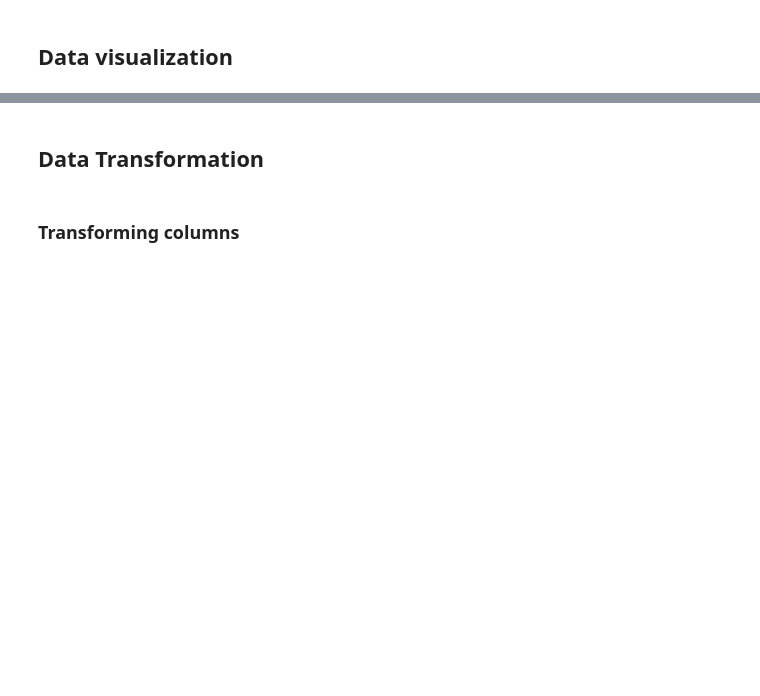
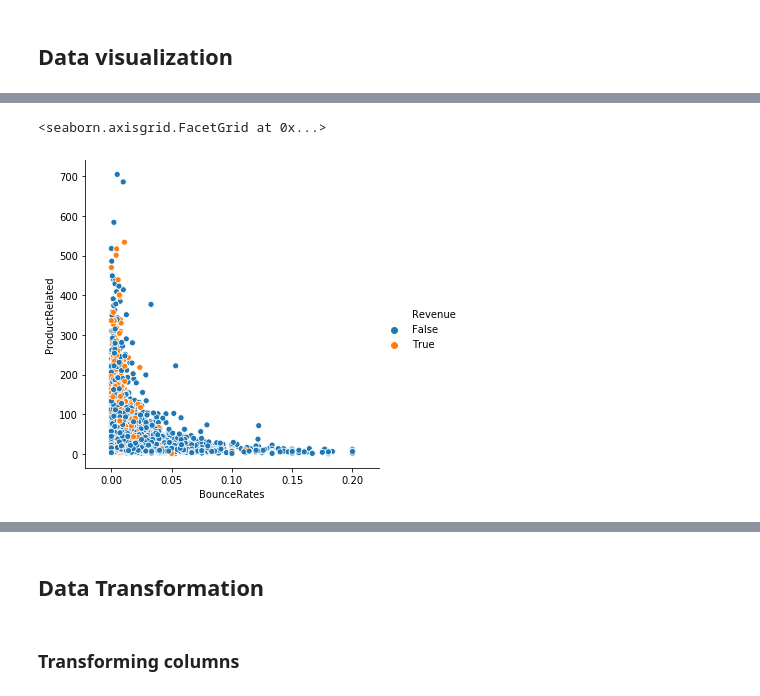
Before and after one commit to sideround/project-ml-onlineshop, a Jupyter notebook: project-ml-onlineshop_sosas.ipynb, the cells around one changed output, grey strips where cells are left out. Saved outputs shown, nothing was run; the diff lists cells and outputs as text; code cells hidden in the pictures; blank space fills up the shorter version.

```diff
--- a/project-ml-onlineshop_sosas.ipynb
+++ b/project-ml-onlineshop_sosas.ipynb
@@ -503,0 +1233,6 @@ for ax, col in zip(axes.flatten(), numeric_columns):
+# %%
+# Majority of revenues come from BounceRates close to 0.",
+sns.relplot(x='BounceRates', y='ProductRelated', hue='Revenue', data=clean)
+# %% [output]
+<seaborn.axisgrid.FacetGrid at 0x...>
+[figure, added]
```
Also changed, not shown: parts of 171 cells of this notebook, 2 other files.
